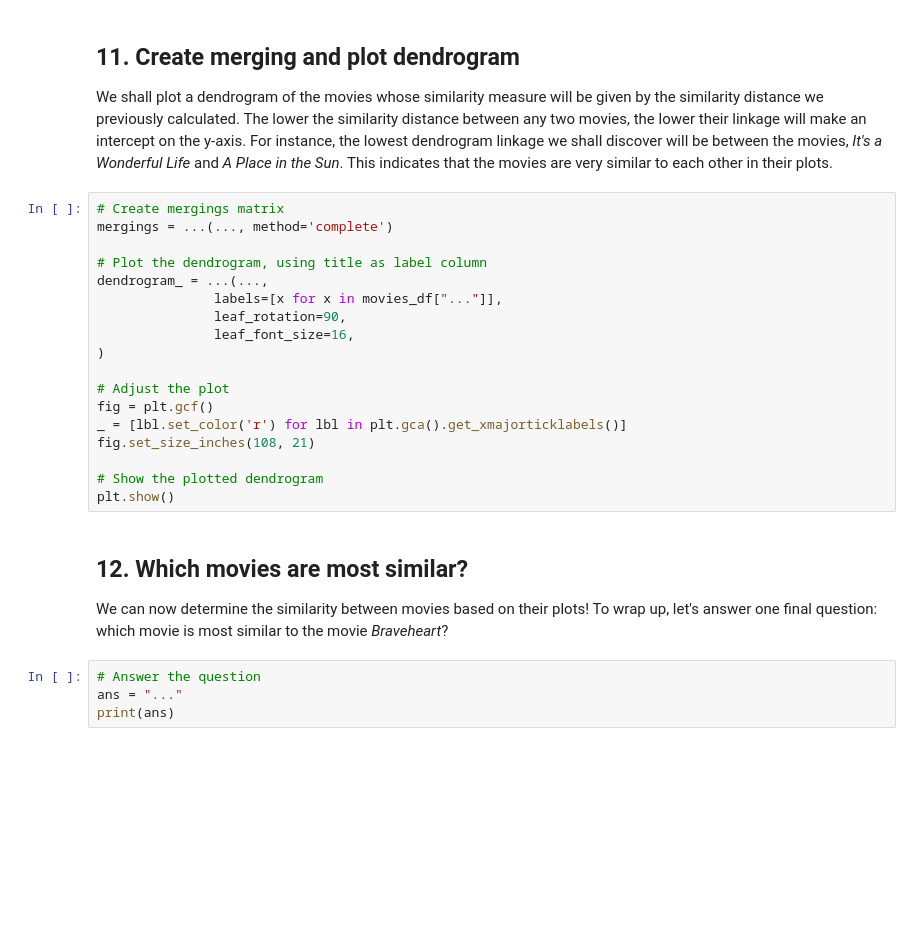
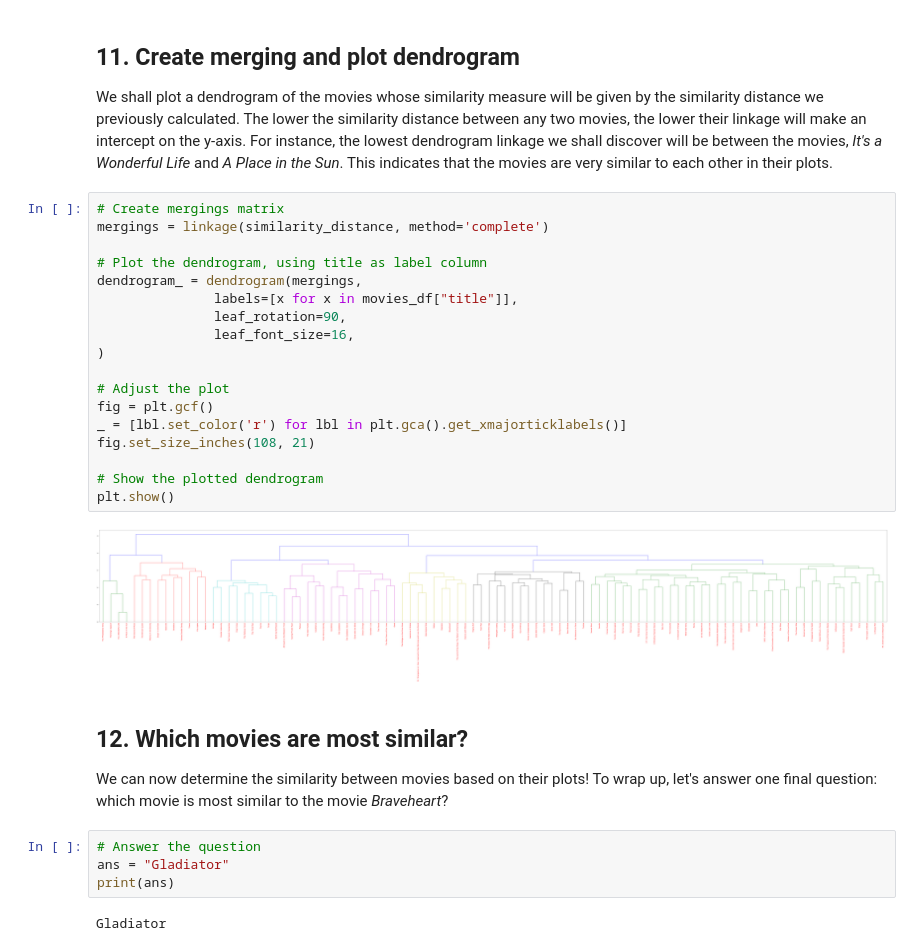
Before and after one commit to Kau5h1K/movie-similarity, a Jupyter notebook: movie-similarity.ipynb, the cells around one changed output. Drawn from its saved outputs; the diff is of its cells as text; blank space fills up the shorter version.

```diff
--- a/movie-similarity.ipynb
+++ b/movie-similarity.ipynb
@@ -258,26 +256,30 @@ array([[1.        , 0.19935288, 0.23705907, ..., 0.35978041, 0.32924425,
 <p>We shall plot a dendrogram of the movies whose similarity measure will be given by the similarity distance we previously calculated. The lower the similarity distance between any two movies, the lower their linkage will make an intercept on the y-axis. For instance, the lowest dendrogram linkage we shall discover will be between the movies, <em>It's a Wonderful Life</em> and <em>A Place in the Sun</em>. This indicates that the movies are very similar to each other in their plots.</p>
 # %%
 # Create mergings matrix
-mergings = ...(..., method='complete')
+mergings = linkage(similarity_distance, method='complete')
 
 # Plot the dendrogram, using title as label column
-dendrogram_ = ...(...,
-               labels=[x for x in movies_df["..."]],
+dendrogram_ = dendrogram(mergings,
+               labels=[x for x in movies_df["title"]],
                leaf_rotation=90,
                leaf_font_size=16,
 )
 
 # Adjust the plot
 fig = plt.gcf()
 _ = [lbl.set_color('r') for lbl in plt.gca().get_xmajorticklabels()]
 fig.set_size_inches(108, 21)
 
 # Show the plotted dendrogram
 plt.show()
+# %% [output]
+[figure, added]
 # %% [markdown]
 ## 12. Which movies are most similar?
 <p>We can now determine the similarity between movies based on their plots! To wrap up, let's answer one final question: which movie is most similar to the movie <em>Braveheart</em>?</p>
 # %%
 # Answer the question
-ans = "..."
+ans = "Gladiator"
 print(ans)
+# %% [output]
+Gladiator
```
Also changed, not shown: parts of 2 cells of this notebook.
